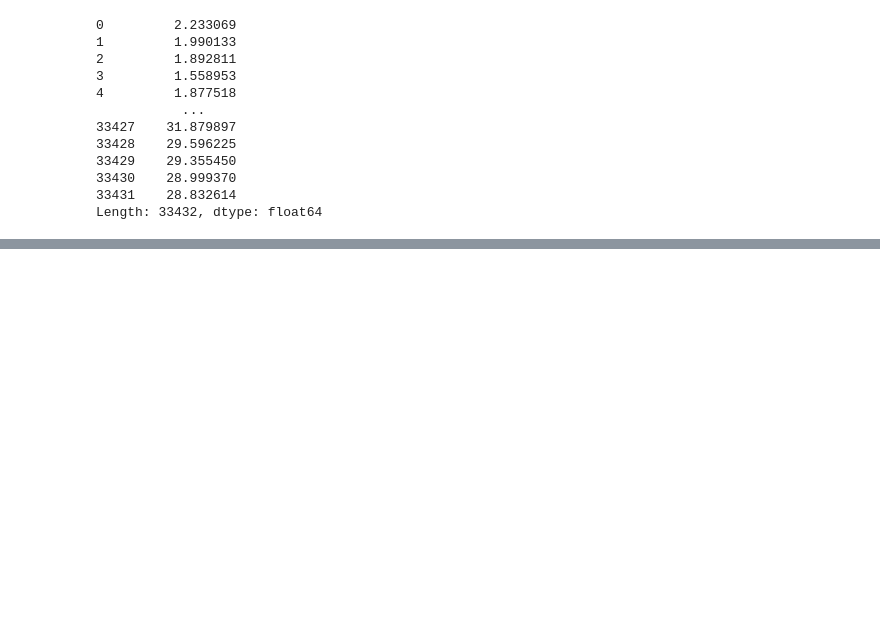
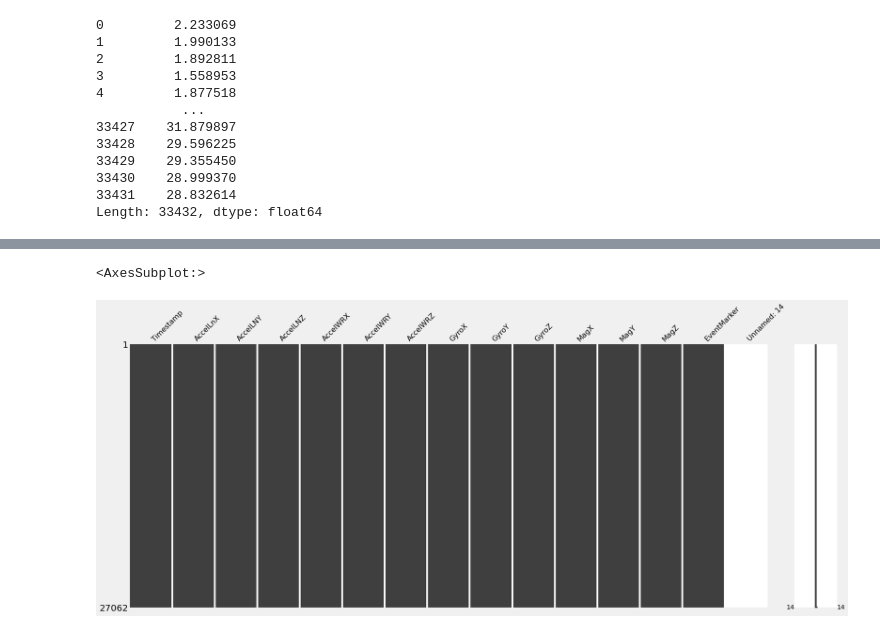
Before and after one commit to VirajJaneja/FNIRSMotionArtifacts, a Jupyter notebook: Motion Artifact Identification.ipynb, the cells around one changed output, grey strips where cells are left out. Cells and saved outputs as stored; diff of their text form; code cells hidden in the pictures; blank space fills up the shorter version.

```diff
--- a/Motion Artifact Identification.ipynb
+++ b/Motion Artifact Identification.ipynb
@@ -248,0 +263,5 @@ Trial2Con._get_value(22748, 'Timestamp') - Trial2Con._get_value(0, 'Timestamp')
+# %%
+msno.matrix(Trial1Con)
+# %% [output]
+<AxesSubplot:>
+[figure, added]
```
Also changed, not shown: parts of 8 cells of this notebook.
